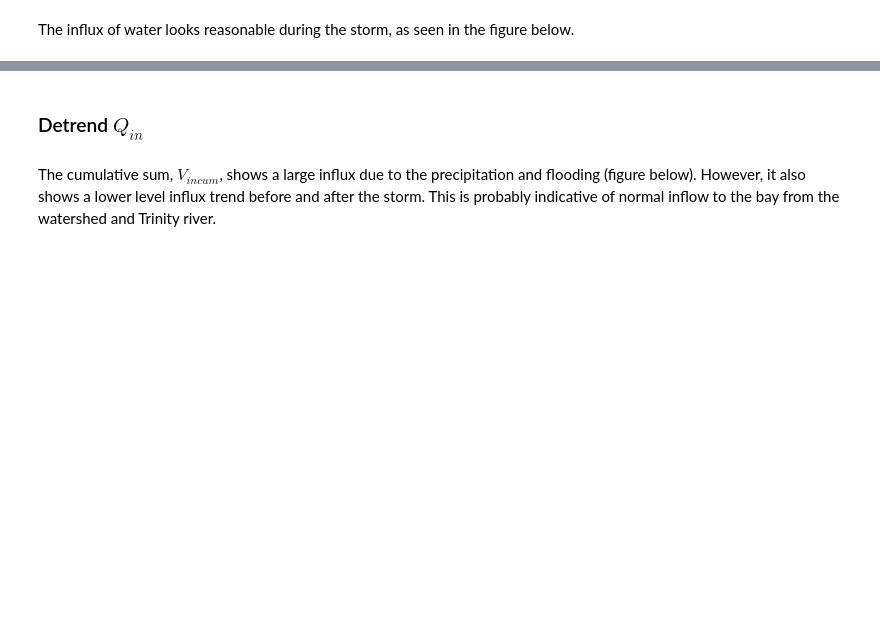
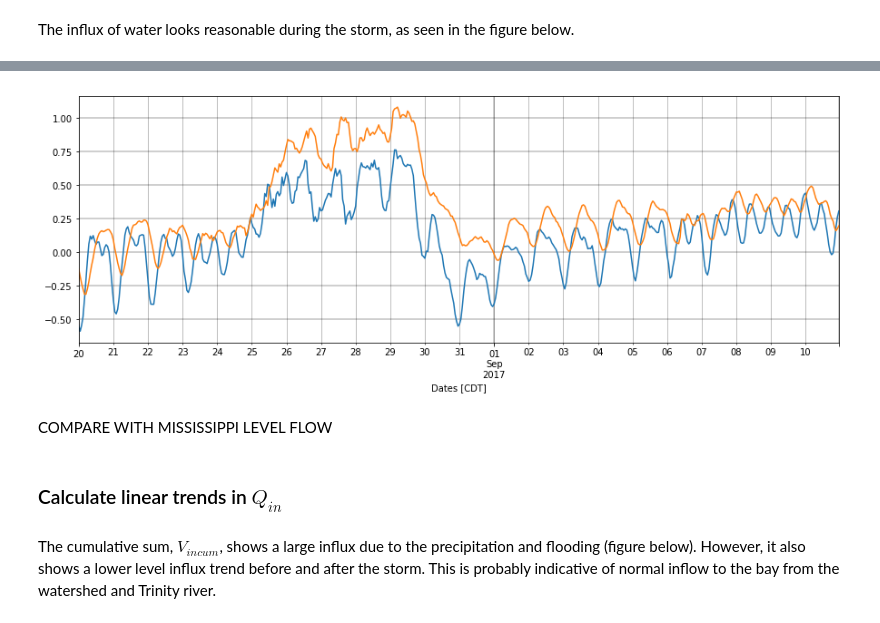
Before and after one commit to kthyng/flood_estimate, a Jupyter notebook: Analysis.ipynb, the cells around one changed output, grey strips where cells are left out. Saved outputs shown, nothing was run; the diff lists cells and outputs as text; code cells hidden in the pictures; blank space fills up the shorter version.

```diff
--- a/Analysis.ipynb
+++ b/Analysis.ipynb
@@ -385,5 +377,14 @@ Qin['2017-8-20':'2017-9-10'].plot(figsize=(15,5), grid=True)
+# %%
+df['8771341: Water Level [m]']['2017-8-20':'2017-9-10'].plot(figsize=(15,5))
+df['8771013: Water Level [m]']['2017-8-20':'2017-9-10'].plot(figsize=(15,5))
+plt.grid(which='major', lw=1.5, color='k', alpha=0.25)
+plt.grid(which='minor', lw=1, color='k', alpha=0.25)
+# %% [output]
+[figure, added]
+# %% [markdown]
+COMPARE WITH MISSISSIPPI LEVEL FLOW
 # %% [markdown]
-### Detrend $Q_{in}$
+### Calculate linear trends in  $Q_{in}$
 # %% [markdown]
 The cumulative sum, $V_{incum}$, shows a large influx due to the precipitation and flooding (figure below). However, it also shows a lower level influx trend before and after the storm. This is probably indicative of normal inflow to the bay from the watershed and Trinity river.
 # %%
```
Also changed, not shown: parts of 31 cells of this notebook, 2 other files.
